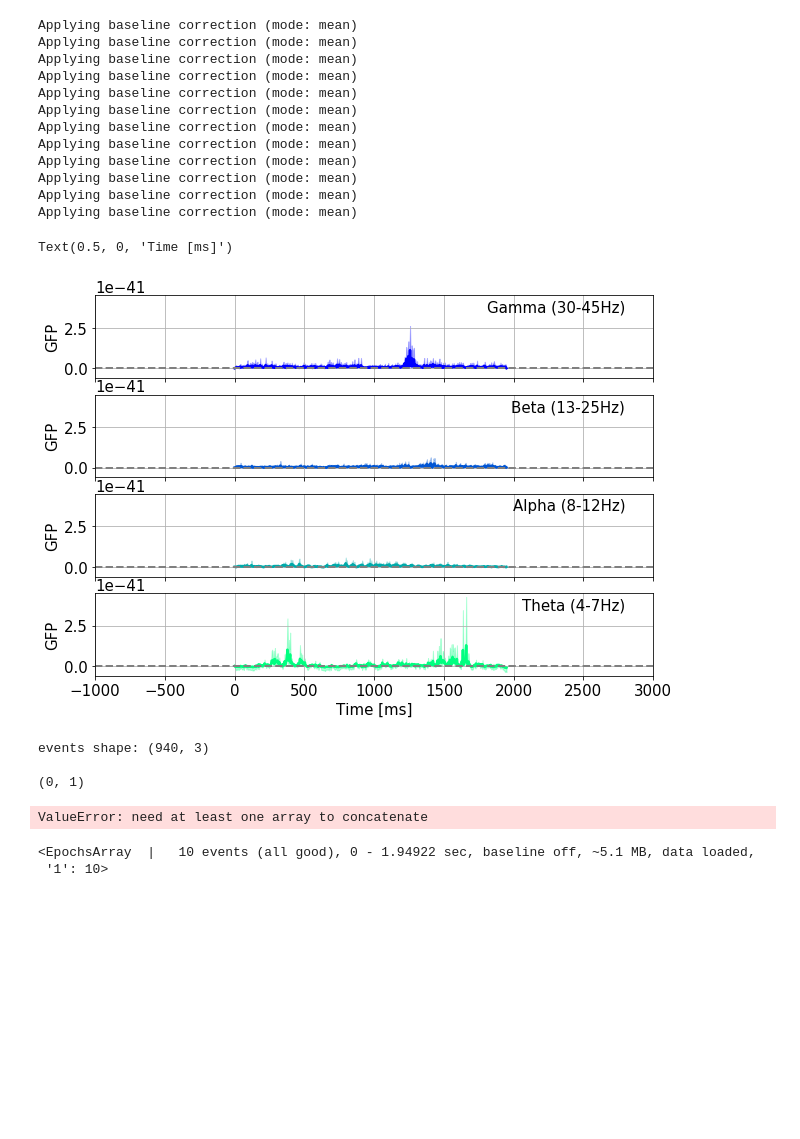
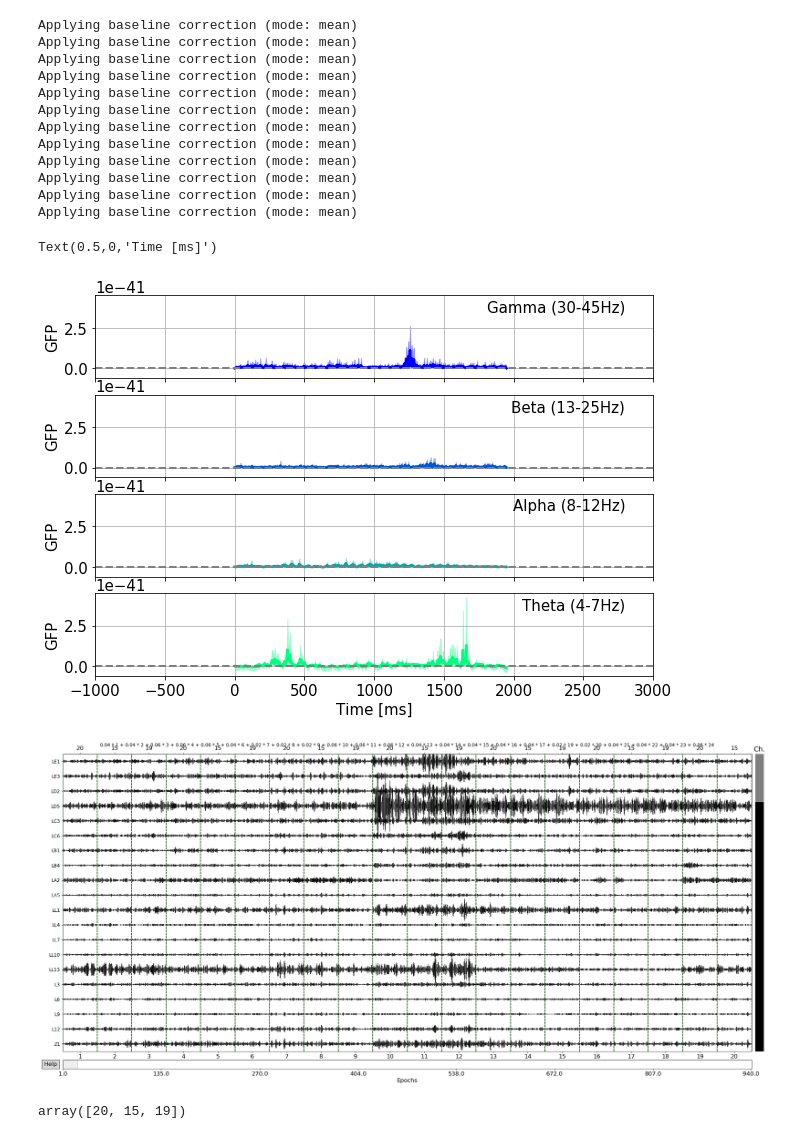
Before and after one commit to edrias/seniorprojecteeg, a Jupyter notebook: preprocessing/frequency_bands.ipynb, the cells around one changed output. Cells and saved outputs as stored; diff of their text form; code cells hidden in the pictures; blank space fills up the shorter version.

Commit message:
methods to convert events of new 500ms epoch to stim-code combination events

```diff
--- a/preprocessing/frequency_bands.ipynb
+++ b/preprocessing/frequency_bands.ipynb
@@ -31,5 +22,5 @@ TypeError: 'NoneType' object is not callable
 # %%
-path = 'D:\stim_code_epochs'
+path = 'F:\stim_code_epochs'
 epoch_files = os.listdir(path)
 # %%
 np.random.seed(42)
@@ -66,7 +57,7 @@ for band, fmin, fmax in iter_freqs:
                                     fir_design = 'firwin')
     filtered_epoch.subtract_evoked()
     filtered_epoch = mne.EpochsArray(filtered_epoch.get_data(), info = filtered_epoch.info,
-                                      tmin = filtered_epoch.tmin)
+                                      tmin = filtered_epoch.tmin, events = filtered_epoch.events)
     frequency_map.append(((band,fmin,fmax), filtered_epoch.average()))
     frequency_data.append(((band,fmin,fmax), filtered_epoch))
 # %% [output]
@@ -179,21 +170,18 @@ Applying baseline correction (mode: mean)
 Applying baseline correction (mode: mean)
 Applying baseline correction (mode: mean)
 Applying baseline correction (mode: mean)
-Text(0.5, 0, 'Time [ms]')
+Text(0.5,0,'Time [ms]')
 [figure]
 # %%
 gamma_epoch = frequency_data[- 1][-1]
+# %%
+gamma_epoch.plot();
+# %% [output]
+[figure, added]
 # %%
 # classify using gamma data and theta data because it has the most spikes
-trial_index_list = get_epoch_trials(gamma_epoch)
-convert_event_ids_to_stim_combinations(gamma_epoch,trial_index_list, stim_combinations)
+epoch_trials = get_epoch_trials(gamma_epoch)
+# convert_event_ids_to_stim_combinations(gamma_epoch,trial_index_list, stim_combinations)
+np.array(epoch_trials[0])[:,-1]
 # %% [output]
-events shape: (940, 3)
-
-(0, 1)
+array([20, 15, 19])
-ValueError: need at least one array to concatenate
-# %%
-gamma_epoch[:10]
-# %% [output]
-<EpochsArray  |   10 events (all good), 0 - 1.94922 sec, baseline off, ~5.1 MB, data loaded,
- '1': 10>
```
Also changed, not shown: parts of 6 cells of this notebook, 2 other files.
